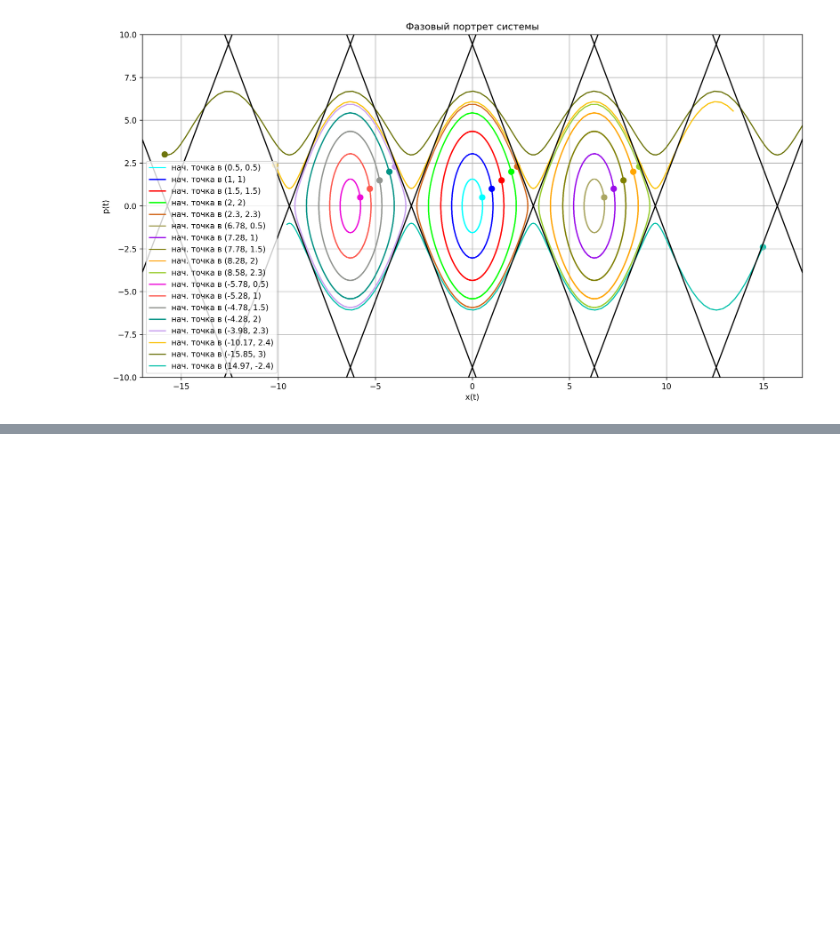
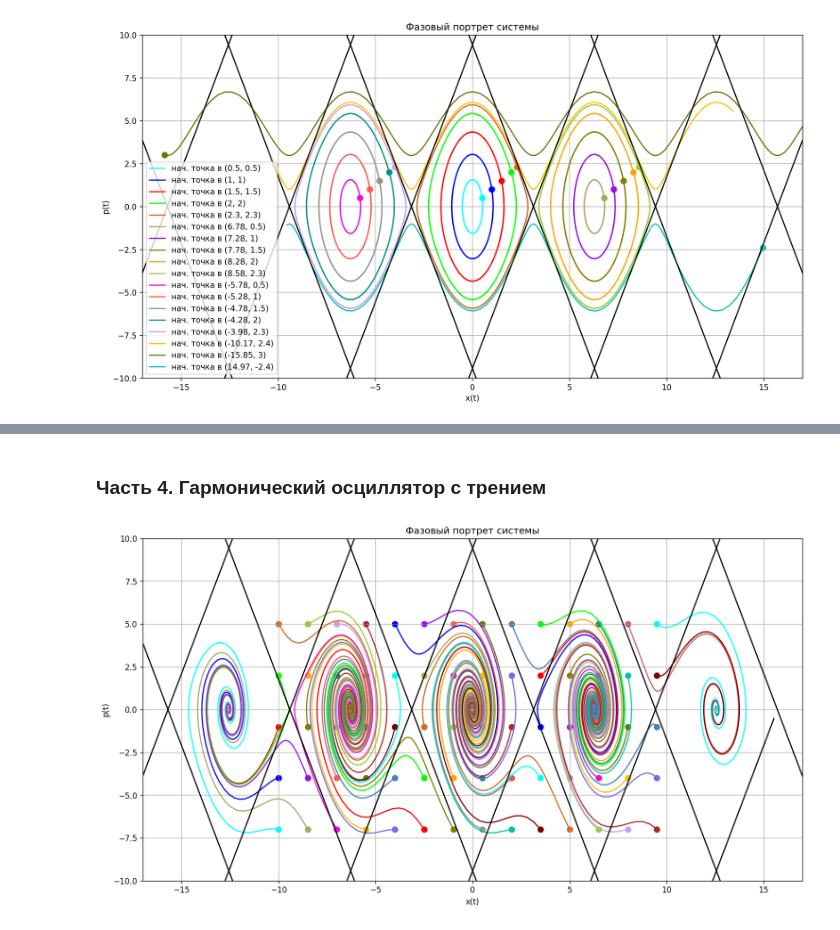
Before and after one commit to qwerty29544/Nonlinear_Dynamics, a Jupyter notebook: lab1/lab1.ipynb, the cells around one changed output, grey strips where cells are left out. Drawn from its saved outputs; the diff is of its cells as text; code cells hidden in the pictures; blank space fills up the shorter version.

```diff
--- a/lab1/lab1.ipynb
+++ b/lab1/lab1.ipynb
@@ -333,0 +434,2 @@ plt.show()
+# %% [markdown]
+### Часть 4. Гармонический осциллятор с трением
@@ -333,0 +461,32 @@ plt.show()
+# %%
+fig = plt.figure(facecolor="white", figsize=(15, 8), dpi=120)
+
+# Линии фазового портрета системы
+for line_number in range(len(y0_init)):
+    # Из коллекции решений выбираем по-одному
+    y1 = W_global[line_number][:, 0]
+    y2 = W_global[line_number][:, 1]
+    # Рисуем линию
+    plt.plot(y1, y2, c = colors[line_number],
+                    label = ("(" +
+                              str(round(y0_init[line_number][0], 2)) + ", " +
+                              str(round(y0_init[line_number][1], 2)) + ")"))
+    # Отмечаем начальную точку на графике
+    plt.scatter(y1[0], y2[0], c = colors[line_number], s = 50)
+
+intercepts = [-5 * np.pi, -3 * np.pi, -np.pi, np.pi, 3 * np.pi, 5 * np.pi]
+for interc in intercepts:
+    abline(omega0, omega0 * interc)
+    abline(-omega0, -omega0 * interc)
+
+# Подписи к графику
+plt.xlabel("x(t)")
+plt.ylabel("p(t)")
+plt.title("Фазовый портрет системы")
+plt.xlim((-17, 17))
+plt.ylim((-10, 10))
+
+plt.grid(True)
+plt.show()
+# %% [output]
+[figure, added]
```
Also changed, not shown: parts of 8 cells of this notebook.
